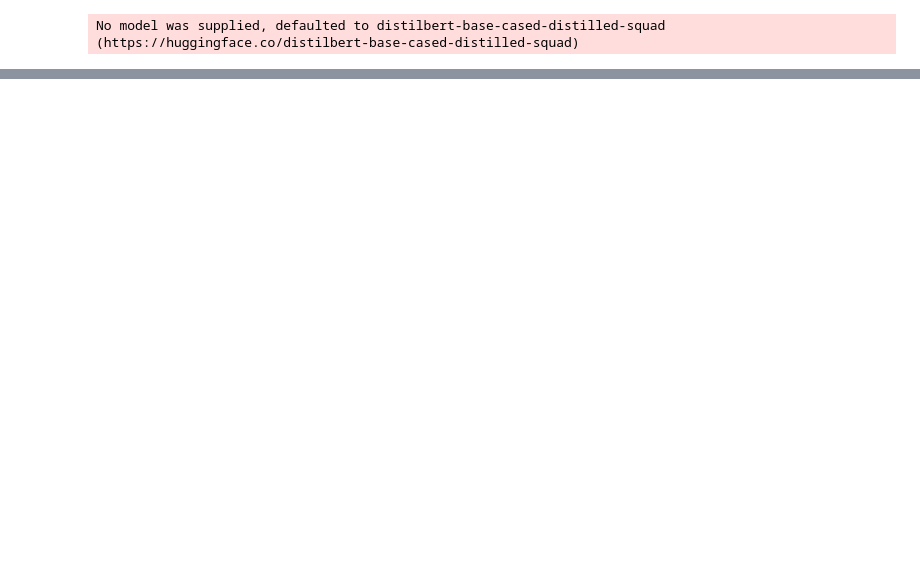
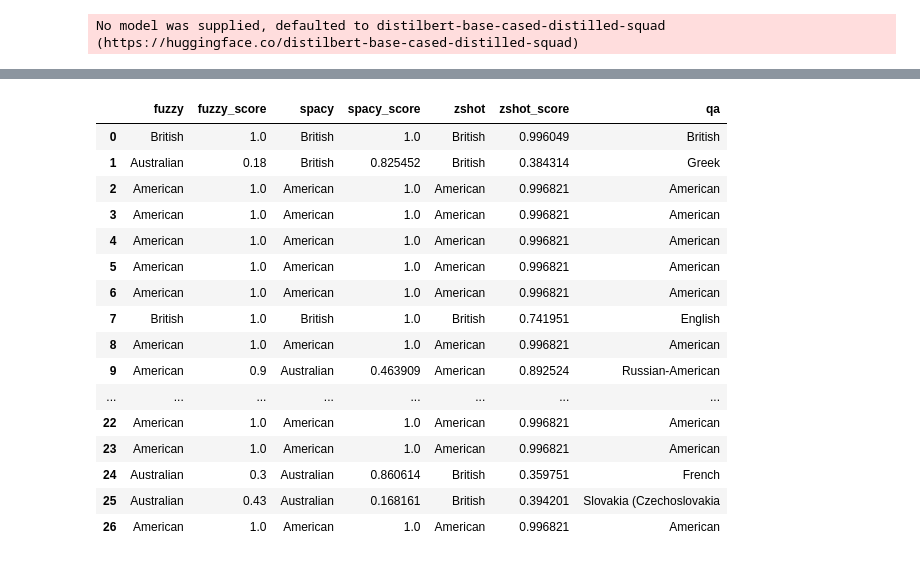
Before and after one commit to hdmamin/jabberwocky, a Jupyter notebook: notebooks/nb017-nationality-extraction-and--emotion-detection.ipynb, the cells around one changed output, grey strips where cells are left out. Saved outputs shown, nothing was run; the diff lists cells and outputs as text; code cells hidden in the pictures; blank space fills up the shorter version.

```diff
--- a/notebooks/nb017-nationality-extraction-and--emotion-detection.ipynb
+++ b/notebooks/nb017-nationality-extraction-and--emotion-detection.ipynb
@@ -232,0 +367,33 @@ answers
+# %%
+tmp = zshot(df_answers.qa.tolist(), ['American', 'British', 'Australian'])
+# %%
+df_zshot = pd.DataFrame([{'zshot': row['labels'][0],
+                          'zshot_score': row['scores'][0]}
+          for row in tmp]).assign(qa=lambda x: df_answers.qa.values)
+# %%
+# Note that in these results, zshot method does not have the same hard logic
+# as the others. Could do this but need to figure out an appropriate
+# threshold: with multi_label=True, probs are very very small. When it's
+# False, it's unclear if thresholding is a good idea.
+pd.concat([df_fuzzy.drop(['qa'], axis=1),
+           df_spacy.drop(['qa'], axis=1),
+           df_zshot],
+          axis=1)
+# %% [output]
+|  | fuzzy | fuzzy_score | spacy | spacy_score | zshot | zshot_score | qa |
+| 0 | British | 1.0 | British | 1.0 | British | 0.996049 | British |
+| 1 | Australian | 0.18 | British | 0.825452 | British | 0.384314 | Greek |
+| 2 | American | 1.0 | American | 1.0 | American | 0.996821 | American |
+| 3 | American | 1.0 | American | 1.0 | American | 0.996821 | American |
+| 4 | American | 1.0 | American | 1.0 | American | 0.996821 | American |
+| 5 | American | 1.0 | American | 1.0 | American | 0.996821 | American |
+| 6 | American | 1.0 | American | 1.0 | American | 0.996821 | American |
+| 7 | British | 1.0 | British | 1.0 | British | 0.741951 | English |
+| 8 | American | 1.0 | American | 1.0 | American | 0.996821 | American |
+| 9 | American | 0.9 | Australian | 0.463909 | American | 0.892524 | Russian-American |
+| ... | ... | ... | ... | ... | ... | ... | ... |
+| 22 | American | 1.0 | American | 1.0 | American | 0.996821 | American |
+| 23 | American | 1.0 | American | 1.0 | American | 0.996821 | American |
+| 24 | Australian | 0.3 | Australian | 0.860614 | British | 0.359751 | French |
+| 25 | Australian | 0.43 | Australian | 0.168161 | British | 0.394201 | Slovakia (Czechoslovakia |
+| 26 | American | 1.0 | American | 1.0 | American | 0.996821 | American |
```
Also changed, not shown: parts of 34 cells of this notebook, 4 other files.
